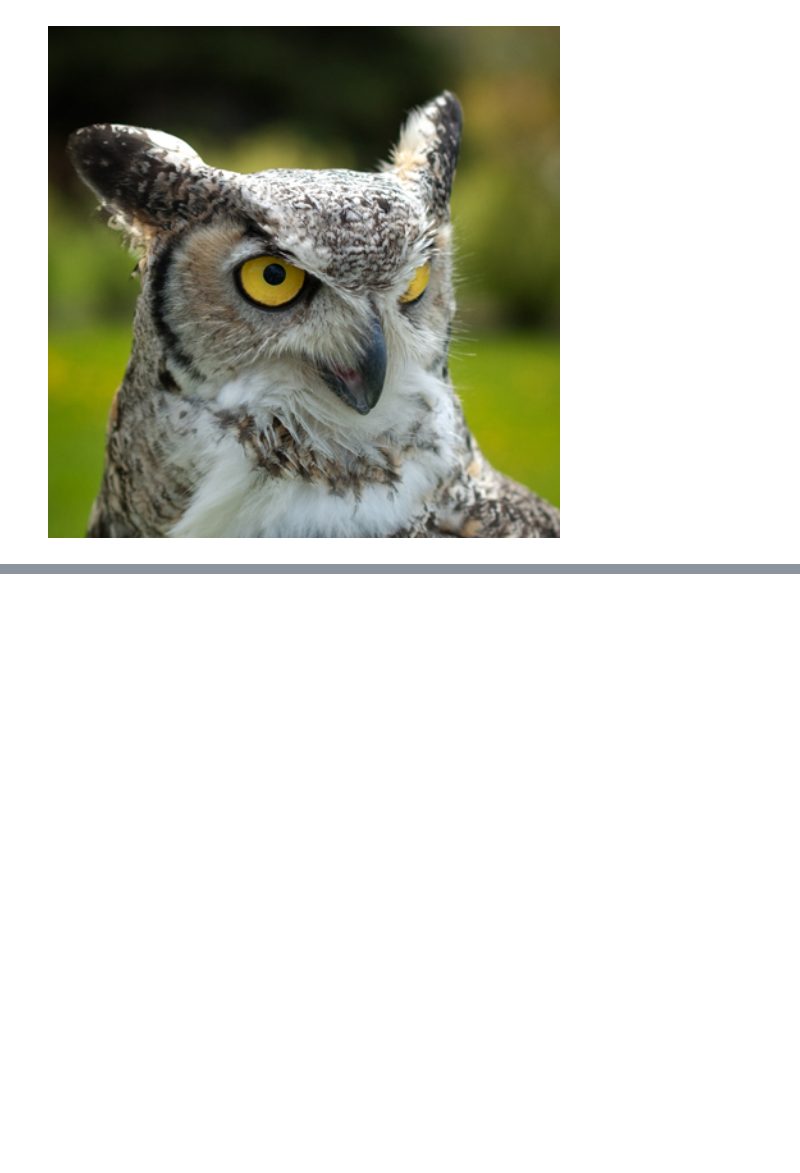
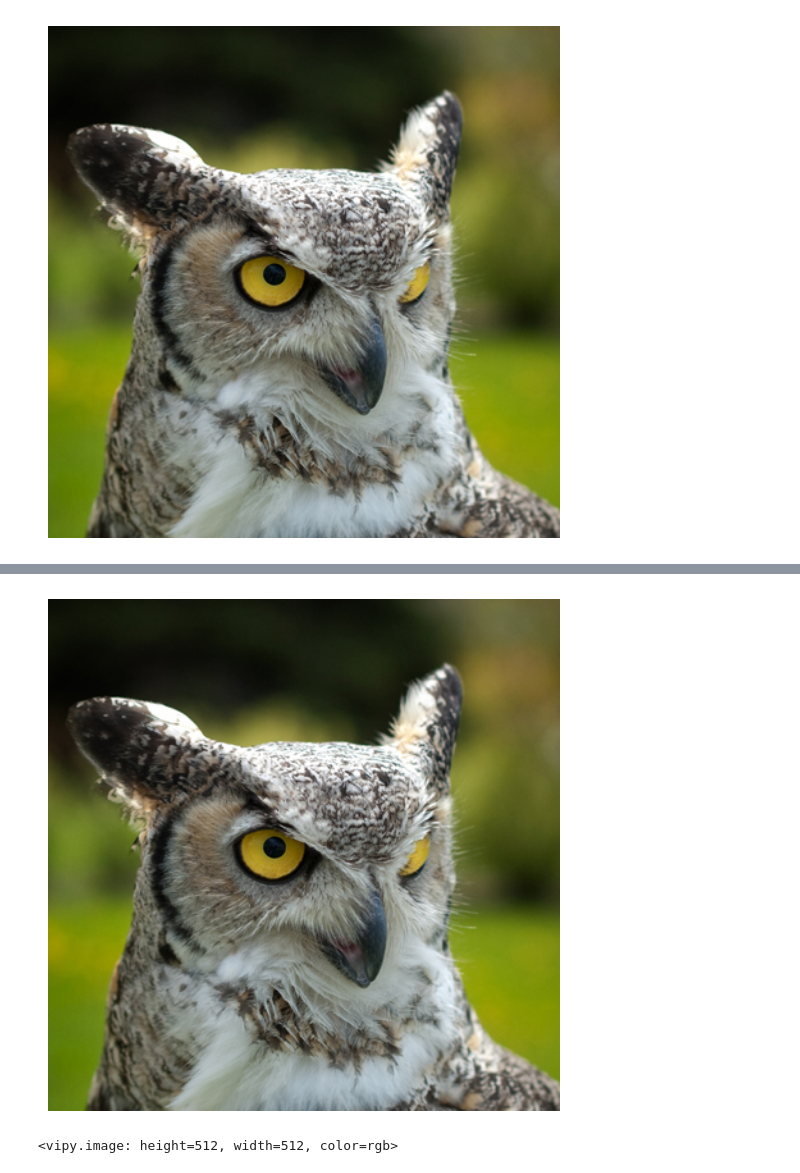
Before and after one commit to visym/keynet, a Jupyter notebook: demo/vgg16.ipynb, the cells around one changed output, grey strips where cells are left out. Cells and saved outputs as stored; diff of their text form; code cells hidden in the pictures; blank space fills up the shorter version.

```diff
--- a/demo/vgg16.ipynb
+++ b/demo/vgg16.ipynb
@@ -42,0 +44,5 @@ torch.Size([1, 3, 512, 512])
+# %%
+keyed.decrypt().asimage().show()
+# %% [output]
+[figure, added]
+<vipy.image: height=512, width=512, color=rgb>
```
Also changed, not shown: parts of 4 cells of this notebook.
